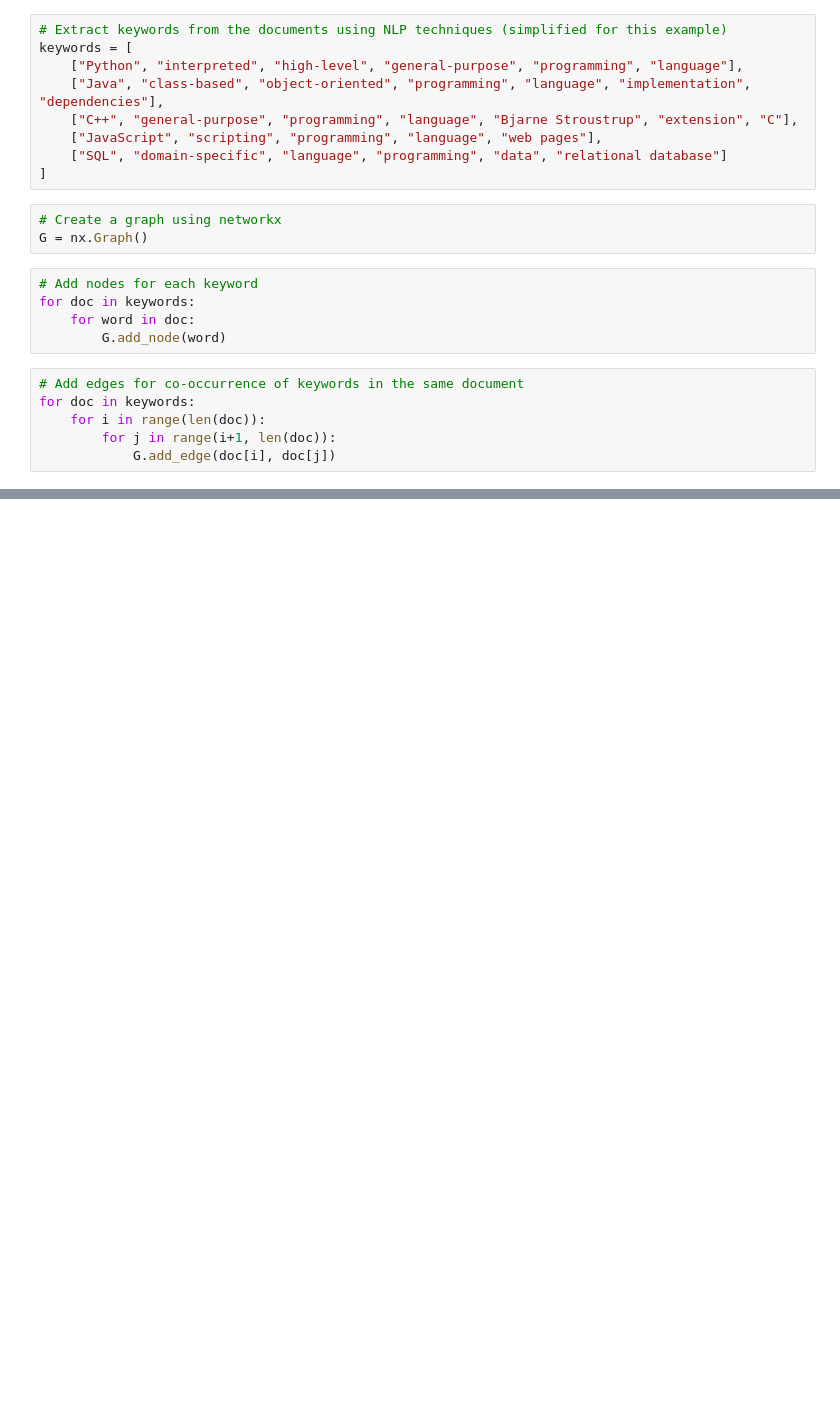
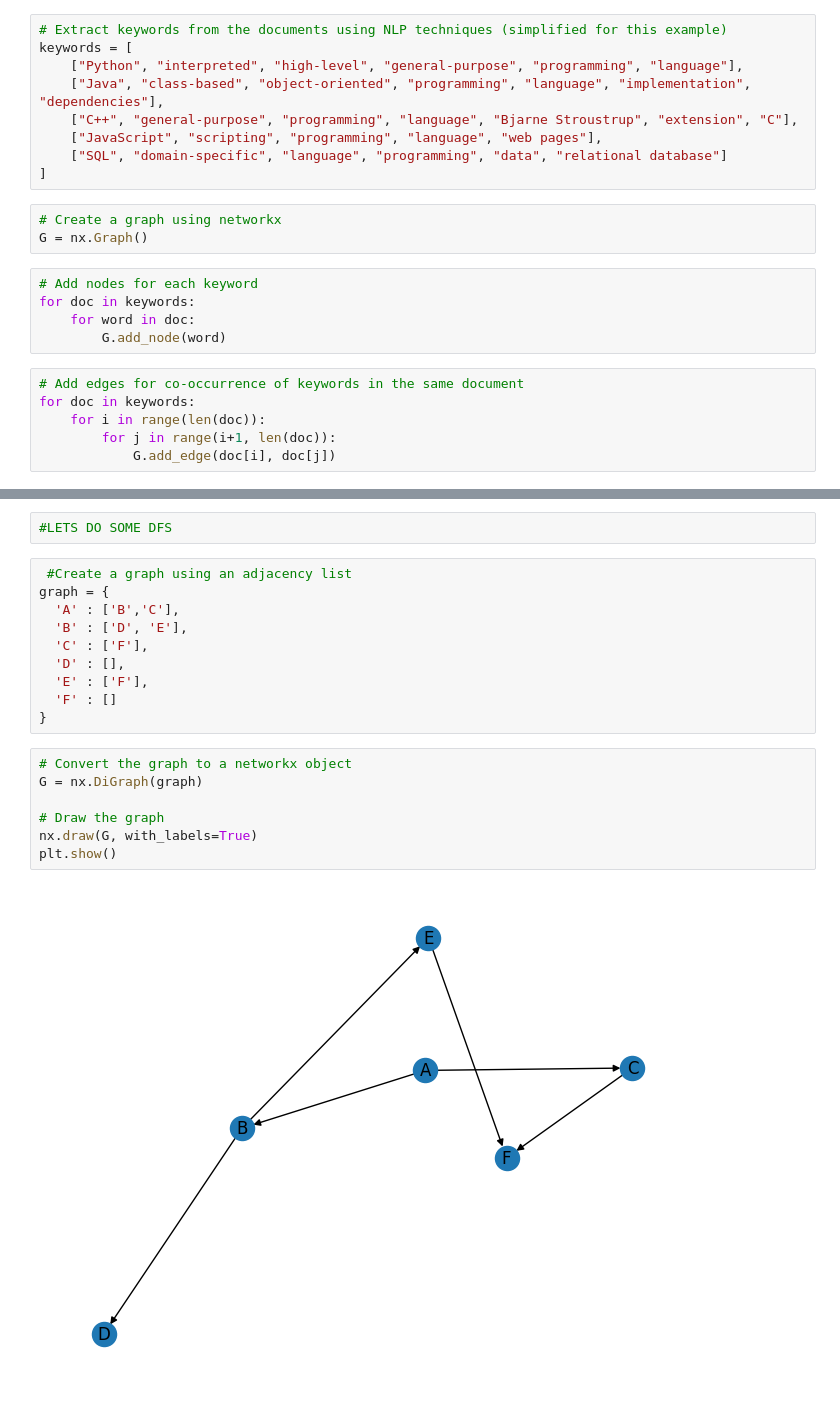
Before and after one commit to thechemist54/MSDS530-GCollab, a Jupyter notebook: graph.ipynb, the cells around one changed output, grey strips where cells are left out. Cells and saved outputs as stored; diff of their text form; blank space fills up the shorter version.

```diff
--- a/graph.ipynb
+++ b/graph.ipynb
@@ -42,0 +43,21 @@ plt.show()
+# %%
+#LETS DO SOME DFS
+# %%
+ #Create a graph using an adjacency list
+graph = {
+  'A' : ['B','C'],
+  'B' : ['D', 'E'],
+  'C' : ['F'],
+  'D' : [],
+  'E' : ['F'],
+  'F' : []
+}
+# %%
+# Convert the graph to a networkx object
+G = nx.DiGraph(graph)
+
+# Draw the graph
+nx.draw(G, with_labels=True)
+plt.show()
+# %% [output]
+[figure, added]
```
Also changed, not shown: parts of 3 cells of this notebook.
